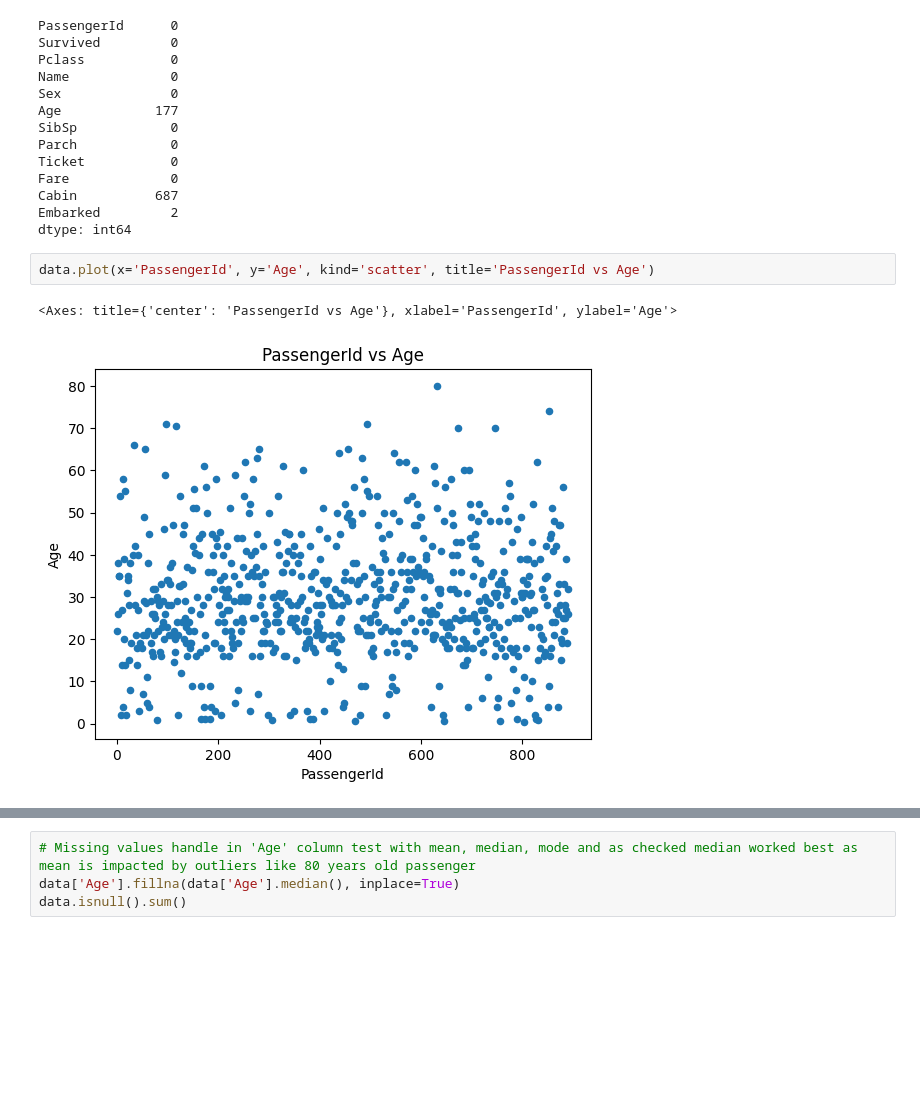
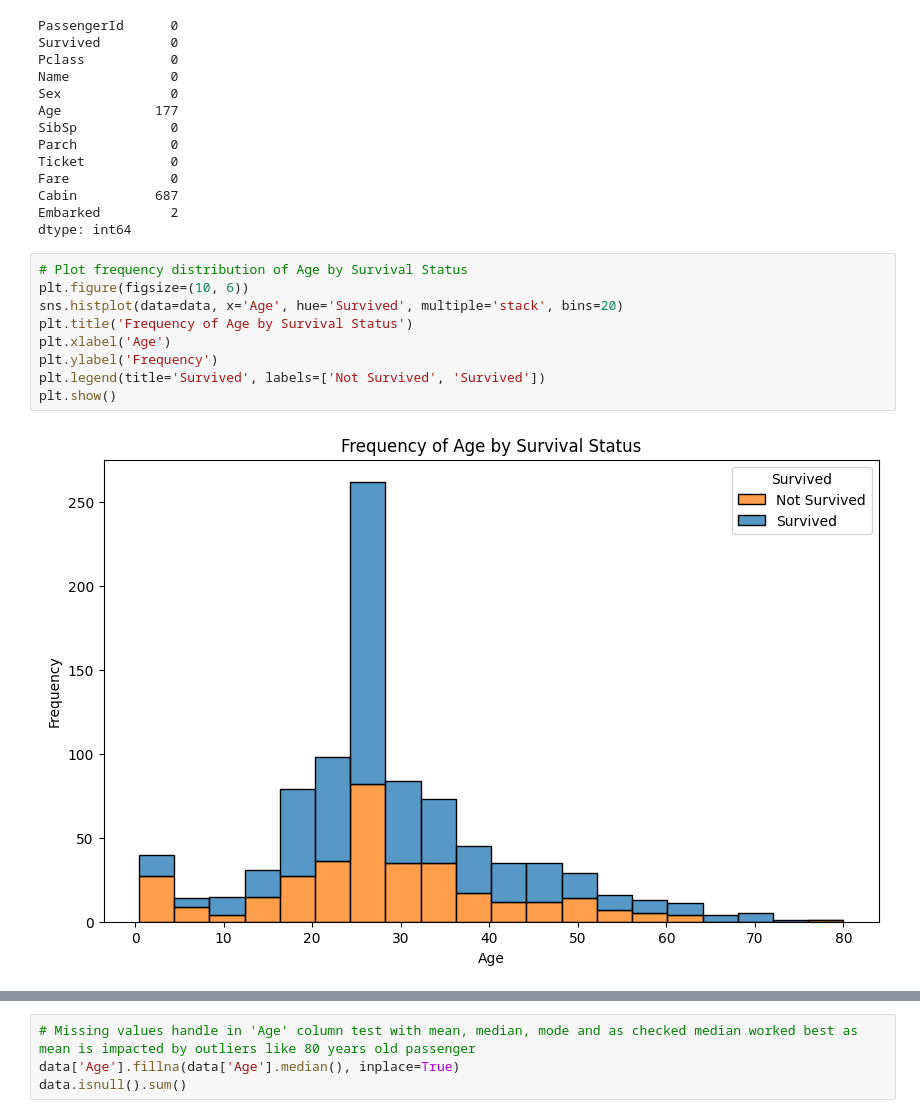
Before and after one commit to sambhaduri/Titanic-Survival-prediction-ML, a Jupyter notebook: titanic.ipynb, the cells around one changed output, grey strips where cells are left out. Saved outputs shown, nothing was run; the diff lists cells and outputs as text; blank space fills up the shorter version.

```diff
--- a/titanic.ipynb
+++ b/titanic.ipynb
@@ -58,7 +36,13 @@ Cabin          687
 Embarked         2
 dtype: int64
 # %%
-data.plot(x='PassengerId', y='Age', kind='scatter', title='PassengerId vs Age')
+# Plot frequency distribution of Age by Survival Status
+plt.figure(figsize=(10, 6))
+sns.histplot(data=data, x='Age', hue='Survived', multiple='stack', bins=20)
+plt.title('Frequency of Age by Survival Status')
+plt.xlabel('Age')
+plt.ylabel('Frequency')
+plt.legend(title='Survived', labels=['Not Survived', 'Survived'])
+plt.show()
 # %% [output]
-<Axes: title={'center': 'PassengerId vs Age'}, xlabel='PassengerId', ylabel='Age'>
-[figure, old version]
+[figure, new version]
```
Also changed, not shown: parts of 10 cells of this notebook.
